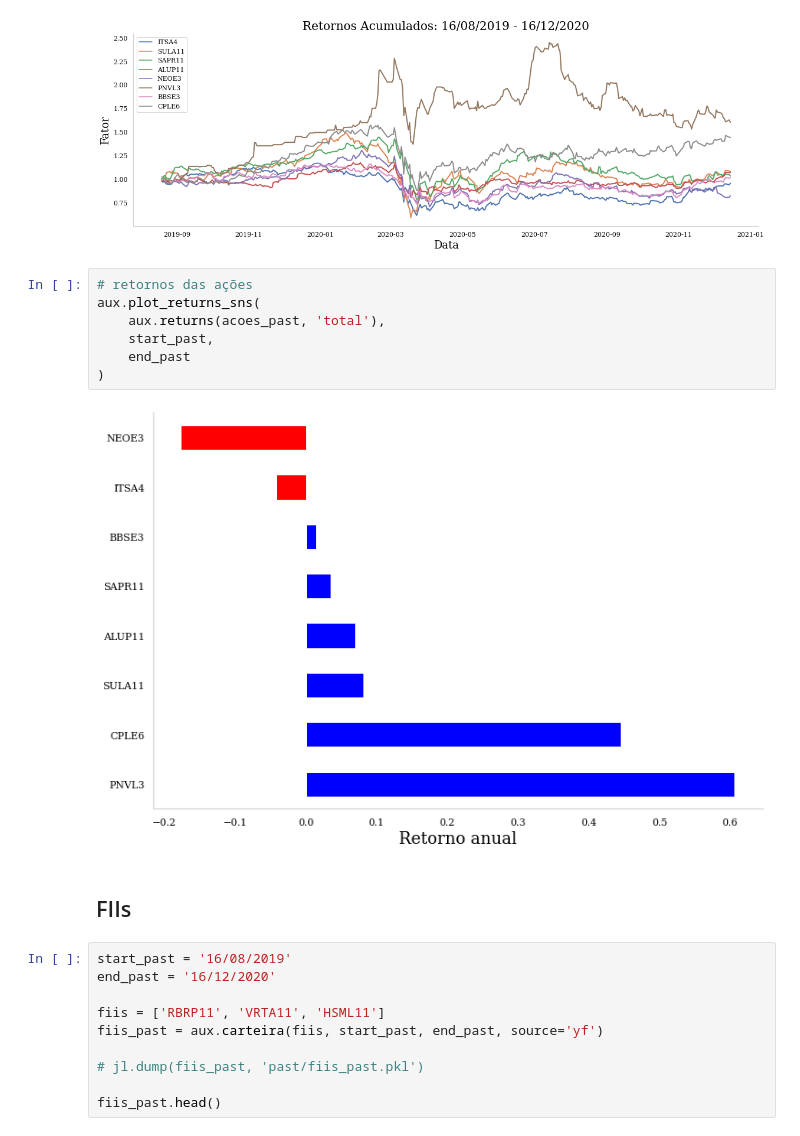
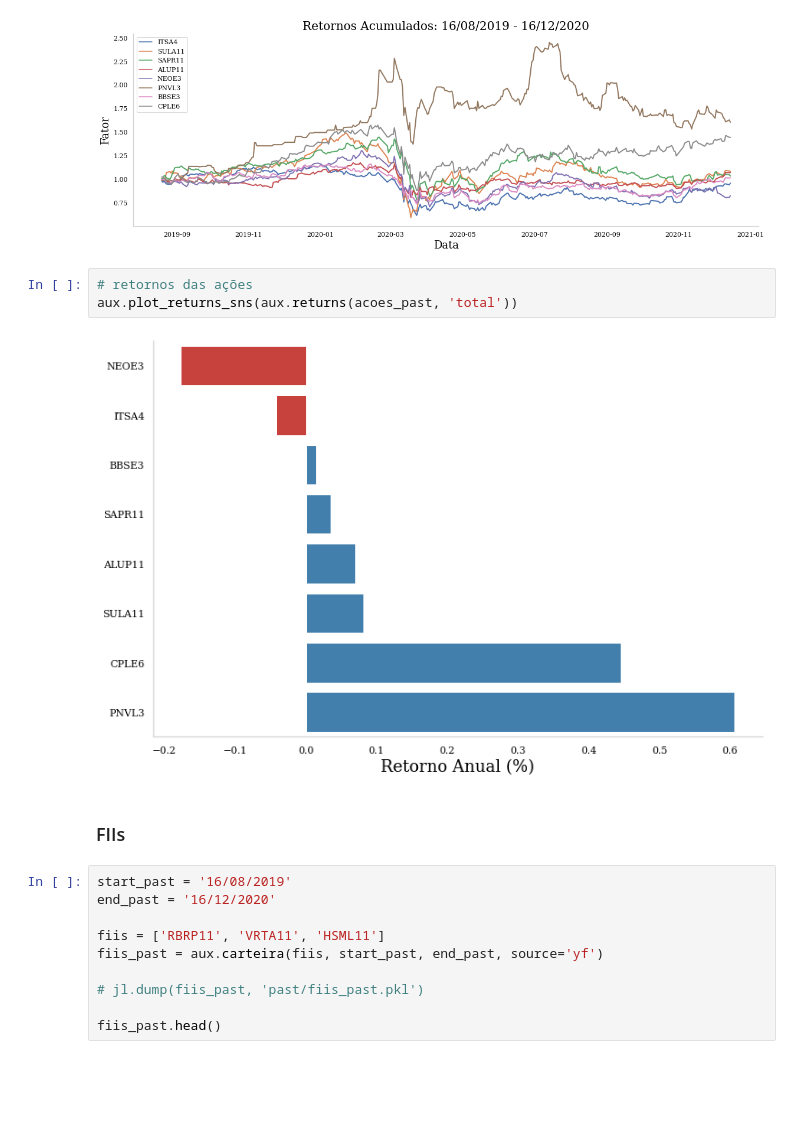
Before and after one commit to savimf/main_portfolio, a Jupyter notebook: Carteira_Analise_A/carteira_analise_A.ipynb, the cells around one changed output. Cells and saved outputs as stored; diff of their text form; blank space fills up the shorter version.

```diff
--- a/Carteira_Analise_A/carteira_analise_A.ipynb
+++ b/Carteira_Analise_A/carteira_analise_A.ipynb
@@ -106,15 +107,11 @@ aux.plot_lines_sns(ret_past_acm, titles)
 [figure]
 # %%
 # retornos das ações
-aux.plot_returns_sns(
-    aux.returns(acoes_past, 'total'),
-    start_past,
-    end_past
-)
+aux.plot_returns_sns(aux.returns(acoes_past, 'total'))
 # %% [output]
-[figure, old version]
+[figure, new version]
 # %% [markdown]
-## FIIs
+### FIIs
 # %%
 start_past = '16/08/2019'
 end_past = '16/12/2020'
```
Also changed, not shown: parts of 22 cells of this notebook, 1 other file.
